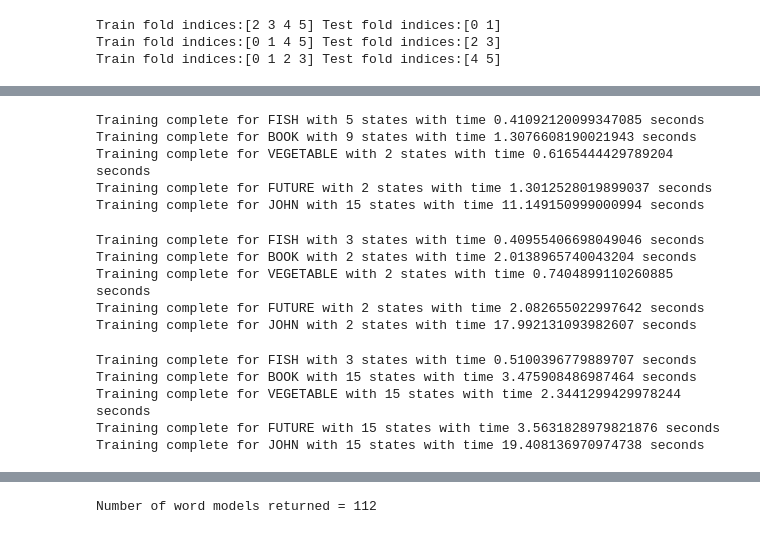
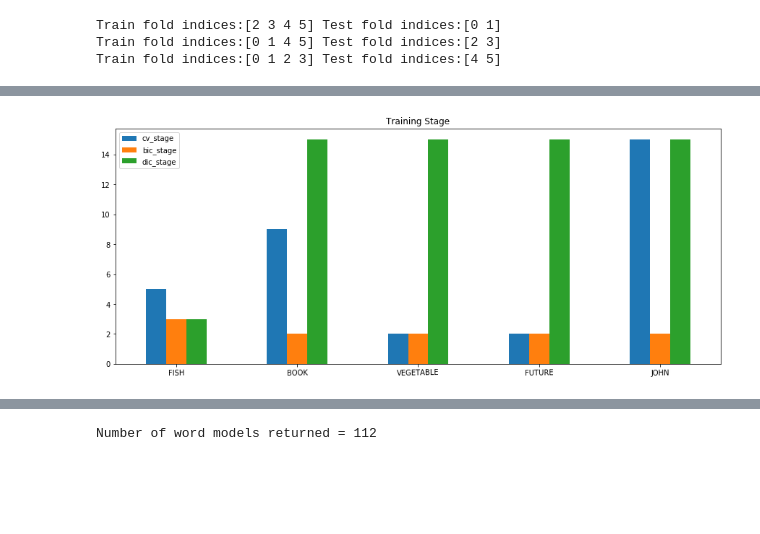
Before and after one commit to wzding/AI_nanodegree, a Jupyter notebook: Sign-Language-Recognition-System/Sign-Language-Recognition-System.ipynb, the cells around one changed output, grey strips where cells are left out. Cells and saved outputs as stored; diff of their text form; code cells hidden in the pictures; blank space fills up the shorter version.

```diff
--- a/Sign-Language-Recognition-System/Sign-Language-Recognition-System.ipynb
+++ b/Sign-Language-Recognition-System/Sign-Language-Recognition-System.ipynb
@@ -460,7 +458,0 @@ You will train each word in the training set with a range of values for the numb
-# %%
-from my_model_selectors import SelectorConstant
-
-training = asl.build_training(features_ground)  # Experiment here with different feature sets defined in part 1
-word = 'VEGETABLE' # Experiment here with different words
-model = SelectorConstant(training.get_all_sequences(), training.get_all_Xlengths(), word, n_constant=3).select()
-print("Number of states trained in model for {} is {}".format(word, model.n_components))
@@ -505,66 +499,53 @@ import timeit
 # %%
 # Implement SelectorCV in my_model_selector.py
 from my_model_selectors import SelectorCV
-
-training = asl.build_training(features_ground)  # Experiment here with different feature sets defined in part 1
-sequences = training.get_all_sequences()
-Xlengths = training.get_all_Xlengths()
+cv_dict = {}
 for word in words_to_train:
     start = timeit.default_timer()
     model = SelectorCV(sequences, Xlengths, word,
                     min_n_components=2, max_n_components=15, random_state = 14).select()
     end = timeit.default_timer()-start
     if model is not None:
-        print("Training complete for {} with {} states with time {} seconds".format(word, model.n_components, end))
+        cv_dict[word] = (model.n_components, end)
+#         print("Training complete for {} with {} states with time {} seconds".format(word, model.n_components, end))
     else:
         print("Training failed for {}".format(word))
-# %% [output]
-Training complete for FISH with 5 states with time 0.41092120099347085 seconds
-Training complete for BOOK with 9 states with time 1.3076608190021943 seconds
-Training complete for VEGETABLE with 2 states with time 0.6165444429789204 seconds
-Training complete for FUTURE with 2 states with time 1.3012528019899037 seconds
-Training complete for JOHN with 15 states with time 11.149150999000994 seconds
 # %%
 # Implement SelectorBIC in module my_model_selectors.py
 from my_model_selectors import SelectorBIC
-
-training = asl.build_training(features_ground)  # Experiment here with different feature sets defined in part 1
-sequences = training.get_all_sequences()
-Xlengths = training.get_all_Xlengths()
+bic_dict = {}
 for word in words_to_train:
     start = timeit.default_timer()
     model = SelectorBIC(sequences, Xlengths, word,
                     min_n_components=2, max_n_components=15, random_state = 14).select()
     end = timeit.default_timer()-start
     if model is not None:
-        print("Training complete for {} with {} states with time {} seconds".format(word, model.n_components, end))
+        bic_dict[word] = (model.n_components, end)
+#         print("Training complete for {} with {} states with time {} seconds".format(word, model.n_components, end))
     else:
         print("Training failed for {}".format(word))
-# %% [output]
-Training complete for FISH with 3 states with time 0.40955406698049046 seconds
-Training complete for BOOK with 2 states with time 2.0138965740043204 seconds
-Training complete for VEGETABLE with 2 states with time 0.7404899110260885 seconds
-Training complete for FUTURE with 2 states with time 2.082655022997642 seconds
-Training complete for JOHN with 2 states with time 17.992131093982607 seconds
 # %%
 # Implement SelectorDIC in module my_model_selectors.py
 from my_model_selectors import SelectorDIC
-
-training = asl.build_training(features_ground)  # Experiment here with different feature sets defined in part 1
-sequences = training.get_all_sequences()
-Xlengths = training.get_all_Xlengths()
+dic_dict = {}
 for word in words_to_train:
     start = timeit.default_timer()
     model = SelectorDIC(sequences, Xlengths, word,
                     min_n_components=2, max_n_components=15, random_state = 14).select()
     end = timeit.default_timer()-start
     if model is not None:
-        print("Training complete for {} with {} states with time {} seconds".format(word, model.n_components, end))
+        dic_dict[word] = (model.n_components, end)
+#         print("Training complete for {} with {} states with time {} seconds".format(word, model.n_components, end))
     else:
         print("Training failed for {}".format(word))
-# %% [output]
-Training complete for FISH with 3 states with time 0.5100396779889707 seconds
-Training complete for BOOK with 15 states with time 3.475908486987464 seconds
-Training complete for VEGETABLE with 15 states with time 2.3441299429978244 seconds
-Training complete for FUTURE with 15 states with time 3.5631828979821876 seconds
-Training complete for JOHN with 15 states with time 19.408136970974738 seconds
+# %%
+time_df = pd.concat([pd.DataFrame(cv_dict),
+           pd.DataFrame(bic_dict),
+           pd.DataFrame(dic_dict)]).T
+time_df.columns = ["cv_stage", "CV", "bic_stage", "BIC", "dic_stage", "DIC"]
+
+plot = time_df[["cv_stage", "bic_stage", "dic_stage"]].plot(kind='bar', stacked=False, rot=1,
+                                          figsize=(15, 6),
+                                          title="Training Stage")
+# %% [output]
+[figure, added]
```
Also changed, not shown: parts of 76 cells of this notebook.
